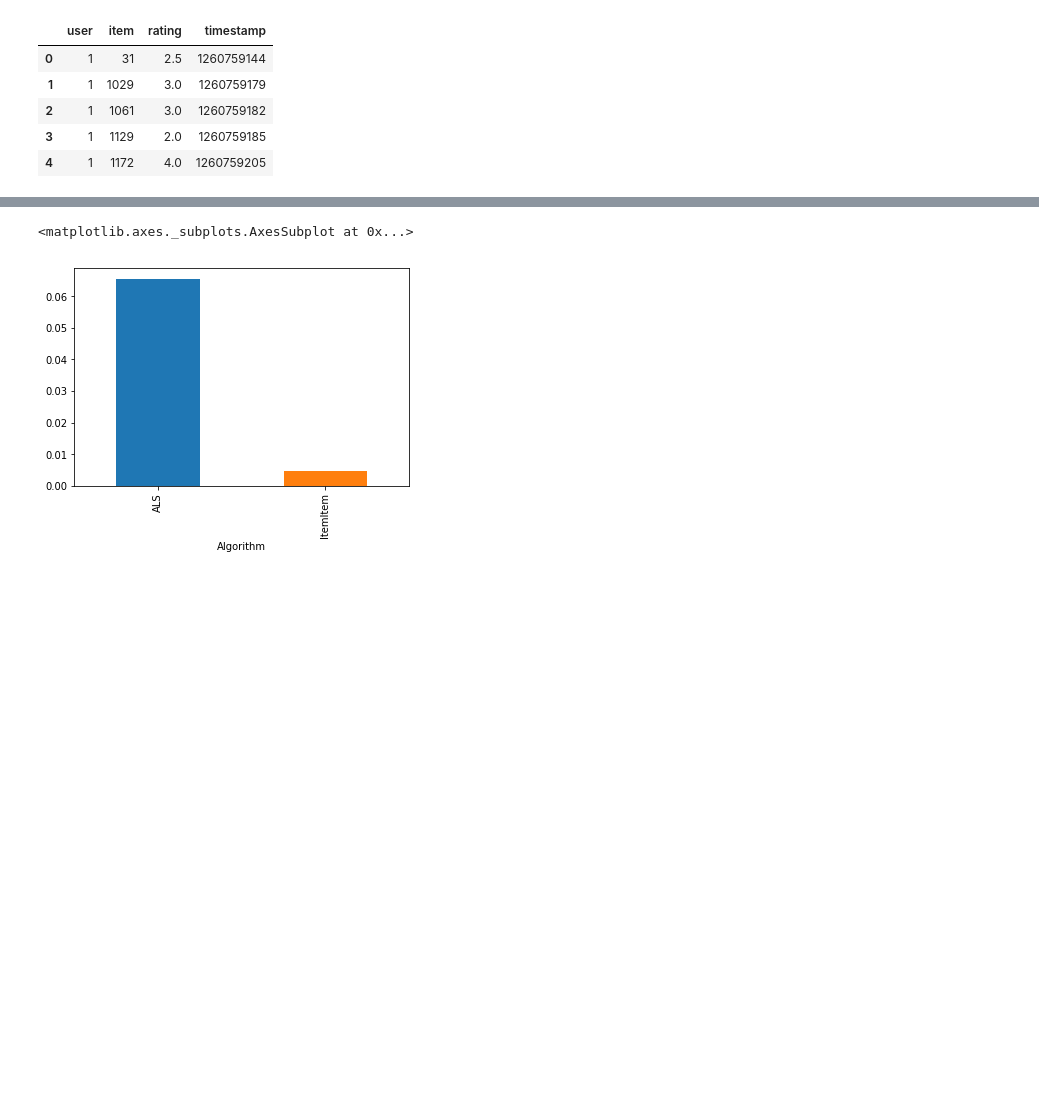
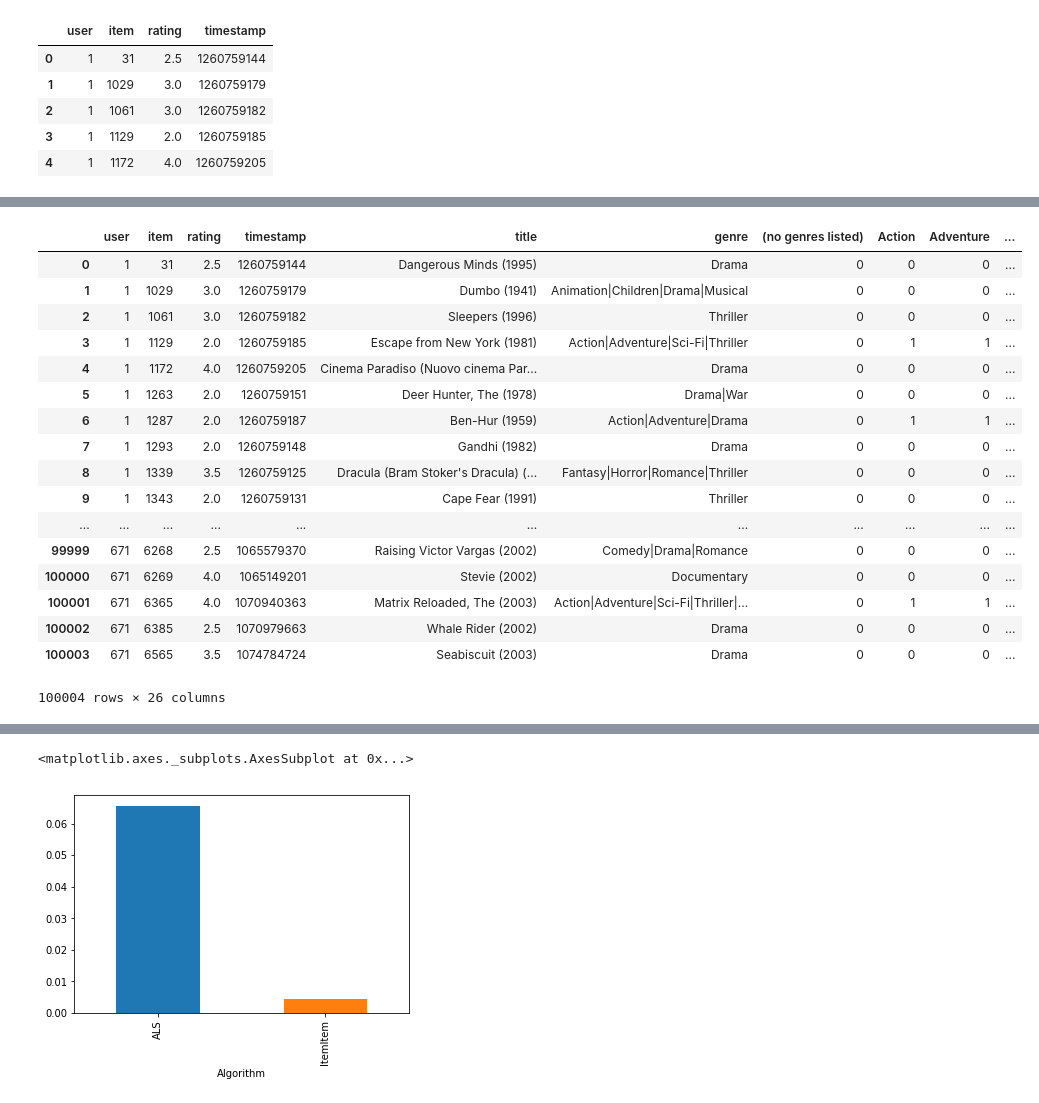
Before and after one commit to DeniseWarncke/Fair-Recommendations, a Jupyter notebook: Test.ipynb, the cells around one changed output, grey strips where cells are left out. Cells and saved outputs as stored; diff of their text form; code cells hidden in the pictures; blank space fills up the shorter version.

```diff
--- a/Test.ipynb
+++ b/Test.ipynb
@@ -37,3 +43,26 @@ AttributeError: Can only use .str accessor with string values, which use np.obje
+# %%
+joined = ratings.join(items_dummy.set_index('item'), on='item')
+
+joined
+# %% [output]
+|  | user | item | rating | timestamp | title | genre | (no genres listed) | Action | Adventure | ... |
+| 0 | 1 | 31 | 2.5 | 1260759144 | Dangerous Minds (1995) | Drama | 0 | 0 | 0 | ... |
+| 1 | 1 | 1029 | 3.0 | 1260759179 | Dumbo (1941) | Animation|Children|Drama|Musical | 0 | 0 | 0 | ... |
+| 2 | 1 | 1061 | 3.0 | 1260759182 | Sleepers (1996) | Thriller | 0 | 0 | 0 | ... |
+| 3 | 1 | 1129 | 2.0 | 1260759185 | Escape from New York (1981) | Action|Adventure|Sci-Fi|Thriller | 0 | 1 | 1 | ... |
+| 4 | 1 | 1172 | 4.0 | 1260759205 | Cinema Paradiso (Nuovo cinema Par... | Drama | 0 | 0 | 0 | ... |
+| 5 | 1 | 1263 | 2.0 | 1260759151 | Deer Hunter, The (1978) | Drama|War | 0 | 0 | 0 | ... |
+| 6 | 1 | 1287 | 2.0 | 1260759187 | Ben-Hur (1959) | Action|Adventure|Drama | 0 | 1 | 1 | ... |
+| 7 | 1 | 1293 | 2.0 | 1260759148 | Gandhi (1982) | Drama | 0 | 0 | 0 | ... |
+| 8 | 1 | 1339 | 3.5 | 1260759125 | Dracula (Bram Stoker's Dracula) (... | Fantasy|Horror|Romance|Thriller | 0 | 0 | 0 | ... |
+| 9 | 1 | 1343 | 2.0 | 1260759131 | Cape Fear (1991) | Thriller | 0 | 0 | 0 | ... |
+| ... | ... | ... | ... | ... | ... | ... | ... | ... | ... | ... |
+| 99999 | 671 | 6268 | 2.5 | 1065579370 | Raising Victor Vargas (2002) | Comedy|Drama|Romance | 0 | 0 | 0 | ... |
+| 100000 | 671 | 6269 | 4.0 | 1065149201 | Stevie (2002) | Documentary | 0 | 0 | 0 | ... |
+| 100001 | 671 | 6365 | 4.0 | 1070940363 | Matrix Reloaded, The (2003) | Action|Adventure|Sci-Fi|Thriller|... | 0 | 1 | 1 | ... |
+| 100002 | 671 | 6385 | 2.5 | 1070979663 | Whale Rider (2002) | Drama | 0 | 0 | 0 | ... |
+| 100003 | 671 | 6565 | 3.5 | 1074784724 | Seabiscuit (2003) | Drama | 0 | 0 | 0 | ... |
+100004 rows × 26 columns
 # %%
 algo_ii = knn.ItemItem(20)
 algo_als = als.BiasedMF(50)
```
Also changed, not shown: parts of 9 cells of this notebook, 2 other files.
